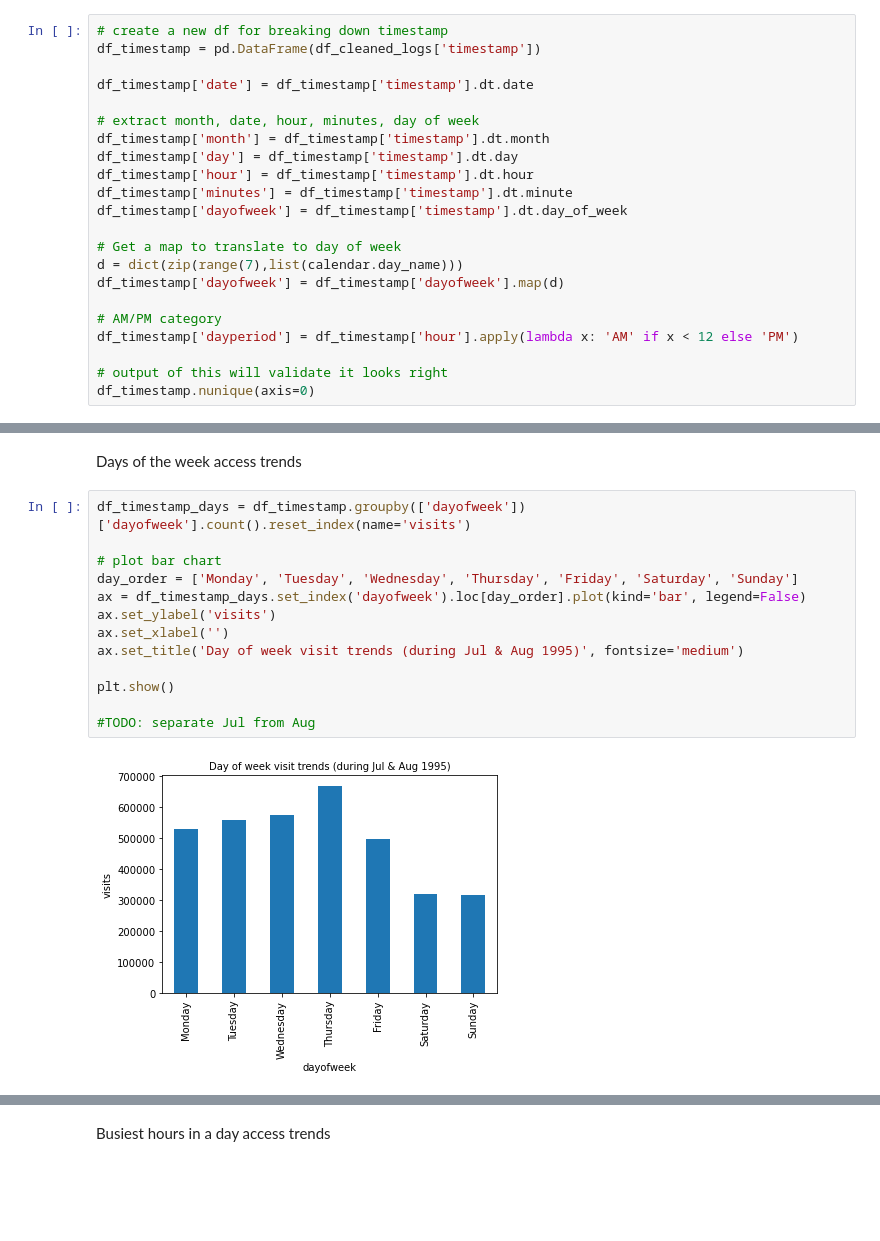
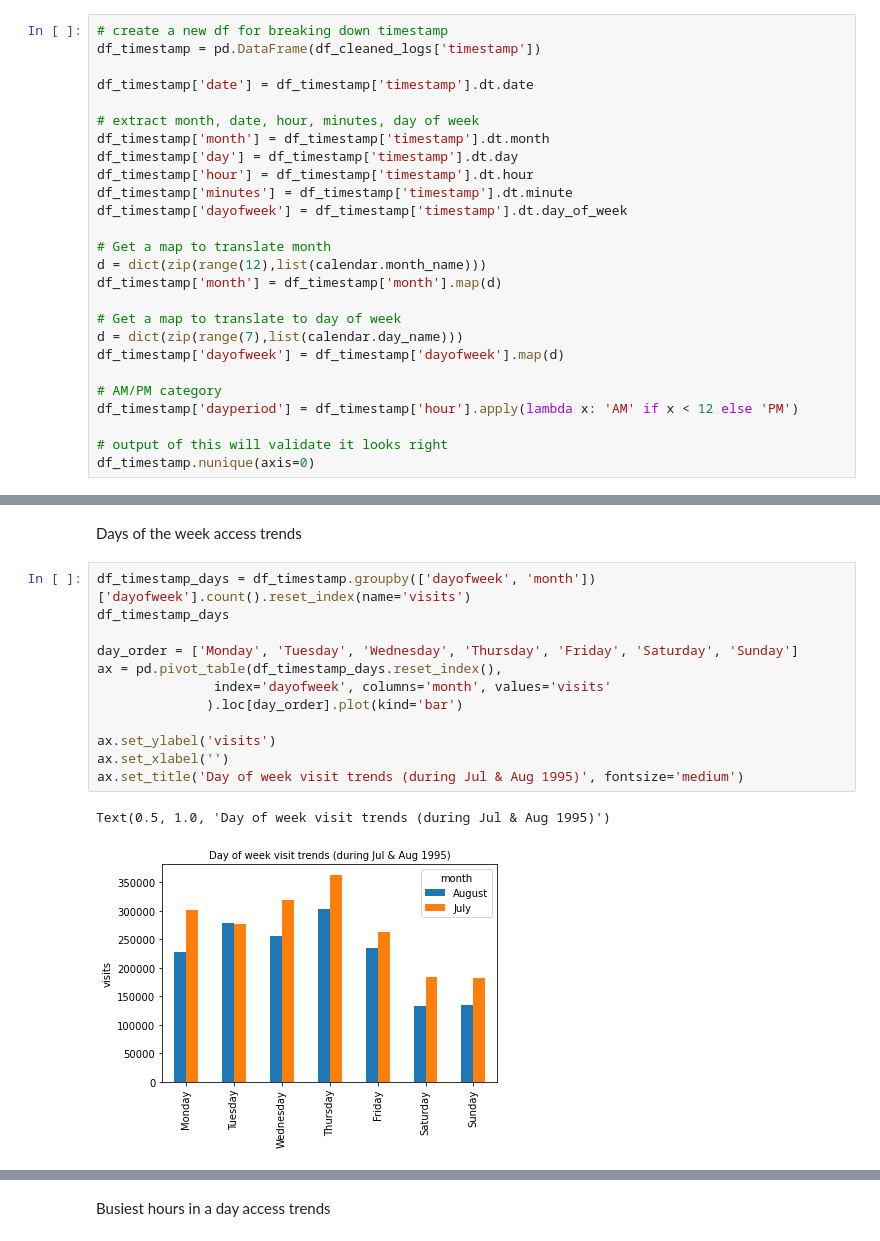
Before and after one commit to emtabiraobarias/nasa-website-1995-analysis, a Jupyter notebook: eda/nasa_website_analysis.ipynb, the cells around one changed output, grey strips where cells are left out. Drawn from its saved outputs; the diff is of its cells as text; blank space fills up the shorter version.

Commit message:
Completed days of week access trend

```diff
--- a/eda/nasa_website_analysis.ipynb
+++ b/eda/nasa_website_analysis.ipynb
@@ -337,6 +337,10 @@ df_timestamp['hour'] = df_timestamp['timestamp'].dt.hour
 df_timestamp['minutes'] = df_timestamp['timestamp'].dt.minute
 df_timestamp['dayofweek'] = df_timestamp['timestamp'].dt.day_of_week
 
+# Get a map to translate month
+d = dict(zip(range(12),list(calendar.month_name)))
+df_timestamp['month'] = df_timestamp['month'].map(d)
+
 # Get a map to translate to day of week
 d = dict(zip(range(7),list(calendar.day_name)))
 df_timestamp['dayofweek'] = df_timestamp['dayofweek'].map(d)
@@ -391,17 +395,17 @@ plt.show()
 # %% [markdown]
 Days of the week access trends
 # %%
-df_timestamp_days = df_timestamp.groupby(['dayofweek'])['dayofweek'].count().reset_index(name='visits')
+df_timestamp_days = df_timestamp.groupby(['dayofweek', 'month'])['dayofweek'].count().reset_index(name='visits')
+df_timestamp_days
 
-# plot bar chart
 day_order = ['Monday', 'Tuesday', 'Wednesday', 'Thursday', 'Friday', 'Saturday', 'Sunday']
-ax = df_timestamp_days.set_index('dayofweek').loc[day_order].plot(kind='bar', legend=False)
+ax = pd.pivot_table(df_timestamp_days.reset_index(),
+               index='dayofweek', columns='month', values='visits'
+              ).loc[day_order].plot(kind='bar')
+
 ax.set_ylabel('visits')
 ax.set_xlabel('')
 ax.set_title('Day of week visit trends (during Jul & Aug 1995)', fontsize='medium')
-
-plt.show()
-
-#TODO: separate Jul from Aug
 # %% [output]
+Text(0.5, 1.0, 'Day of week visit trends (during Jul & Aug 1995)')
-[figure, old version]
+[figure, new version]
```
Also changed, not shown: parts of 1 cell of this notebook.
